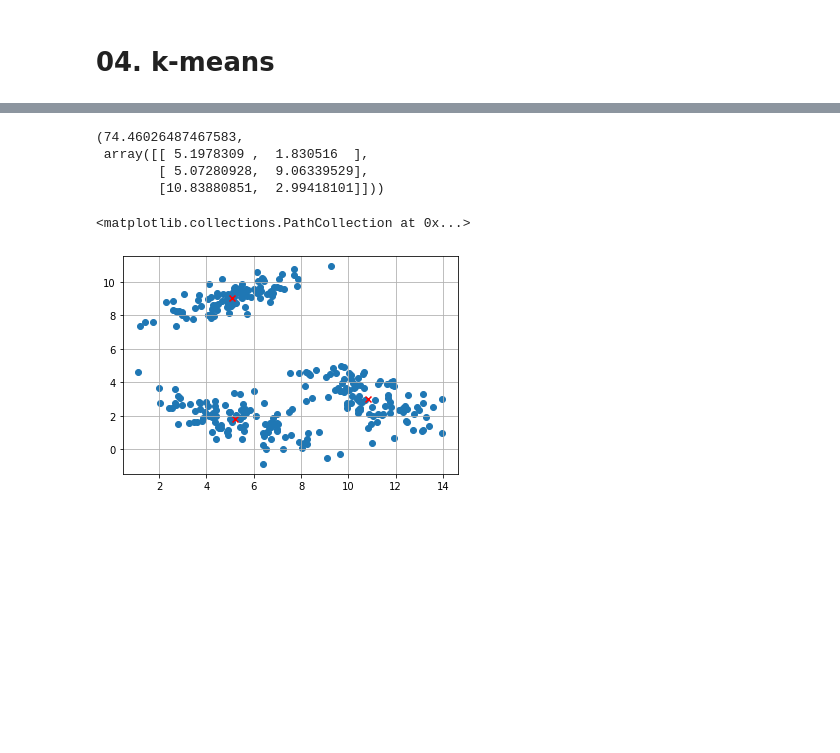
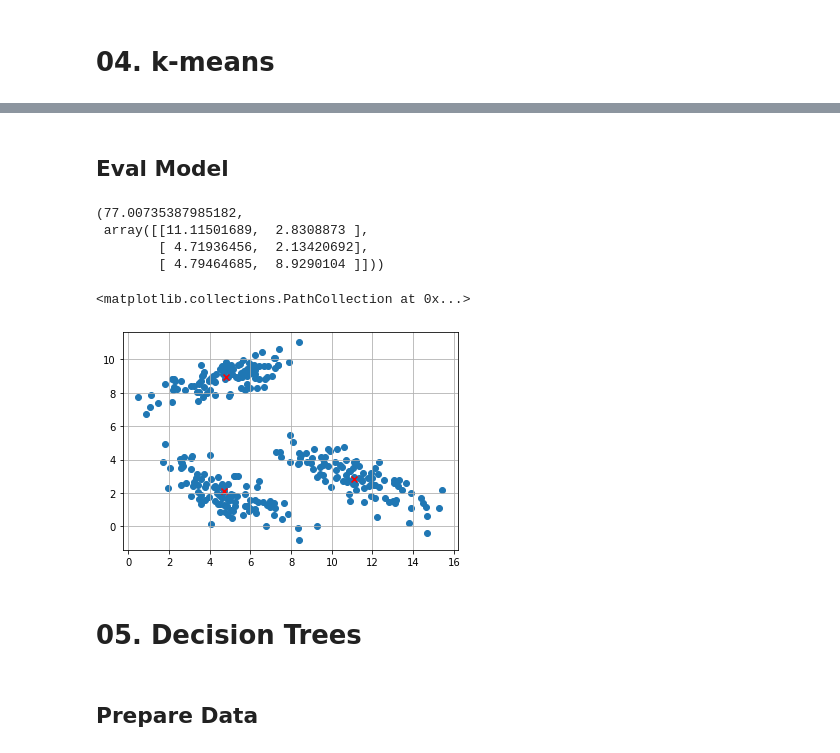
Before and after one commit to wangyashuu/mll2021ss, a Jupyter notebook: Report.ipynb, the cells around one changed output, grey strips where cells are left out. Drawn from its saved outputs; the diff is of its cells as text; code cells hidden in the pictures; blank space fills up the shorter version.

```diff
--- a/Report.ipynb
+++ b/Report.ipynb
@@ -147 +221,11 @@ array([0.])
+# %%
+n_pre_cluster = 100
+cluster = [
+    ([5, 9], [[2.5, 0.8], [0.8, 0.5]]),
+    ([11, 3], [[3, -1.3], [-1.3, 1.2]]),
+    ([5, 2], [[3, -1.3], [-1.3, 1.2]])
+]
+X4 = np.vstack([np.random.multivariate_normal(mean, cov, n_pre_cluster) for mean, cov in cluster])
+# %% [markdown]
+## Eval Model
 # %%
@@ -159,20 +233,20 @@ X = np.vstack([np.random.multivariate_normal(mean, cov, n_pre_cluster) for mean,
 # %%
 # X_train from 03
-centroids = k_means_train(X, 3, iteration_count=1000)
-Y_hat = k_means_predict(X, centroids)
-k_means_loss(X, Y_hat), centroids
+centroids = k_means_train(X4, 3, iteration_count=1000)
+Y4_hat = k_means_predict(X4, centroids)
+k_means_loss(X4, Y4_hat), centroids
 # %% [output]
-(74.46026487467583,
- array([[ 5.1978309 ,  1.830516  ],
-        [ 5.07280928,  9.06339529],
-        [10.83880851,  2.99418101]]))
+(77.00735387985182,
+ array([[11.11501689,  2.8308873 ],
+        [ 4.71936456,  2.13420692],
+        [ 4.79464685,  8.9290104 ]]))
 # %%
 import matplotlib.pyplot as plt
 %matplotlib inline
 
-plt.scatter(X[:, 0], X[:, 1], marker='o')
+plt.scatter(X4[:, 0], X4[:, 1], marker='o')
 plt.grid()
 plt.scatter(centroids[:, 0], centroids[:, 1], marker='x', color="red")
 # %% [output]
 <matplotlib.collections.PathCollection at 0x...>
-[figure, old version]
+[figure, new version]
@@ -178,0 +255,4 @@ plt.scatter(centroids[:, 0], centroids[:, 1], marker='x', color="red")
+# %% [markdown]
+# 05. Decision Trees
+# %% [markdown]
+## Prepare Data
```
Also changed, not shown: parts of 71 cells of this notebook, 1 other file.
